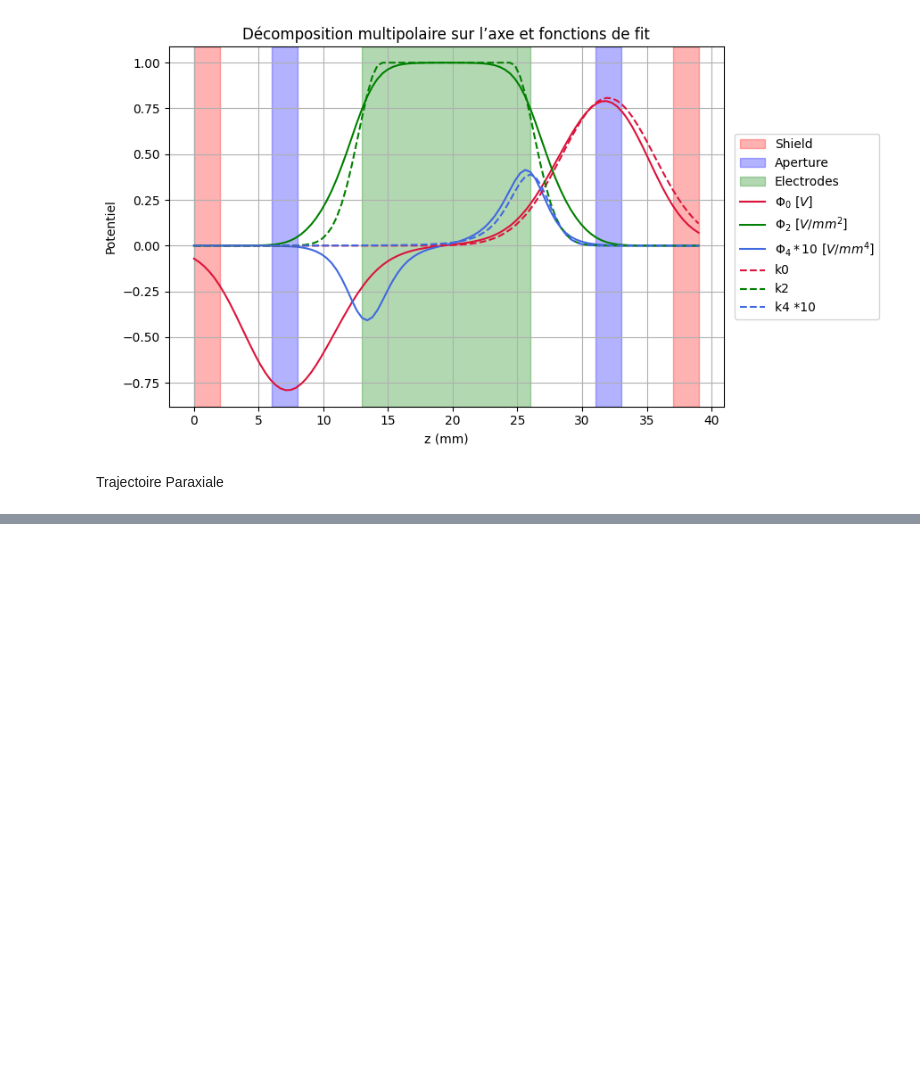
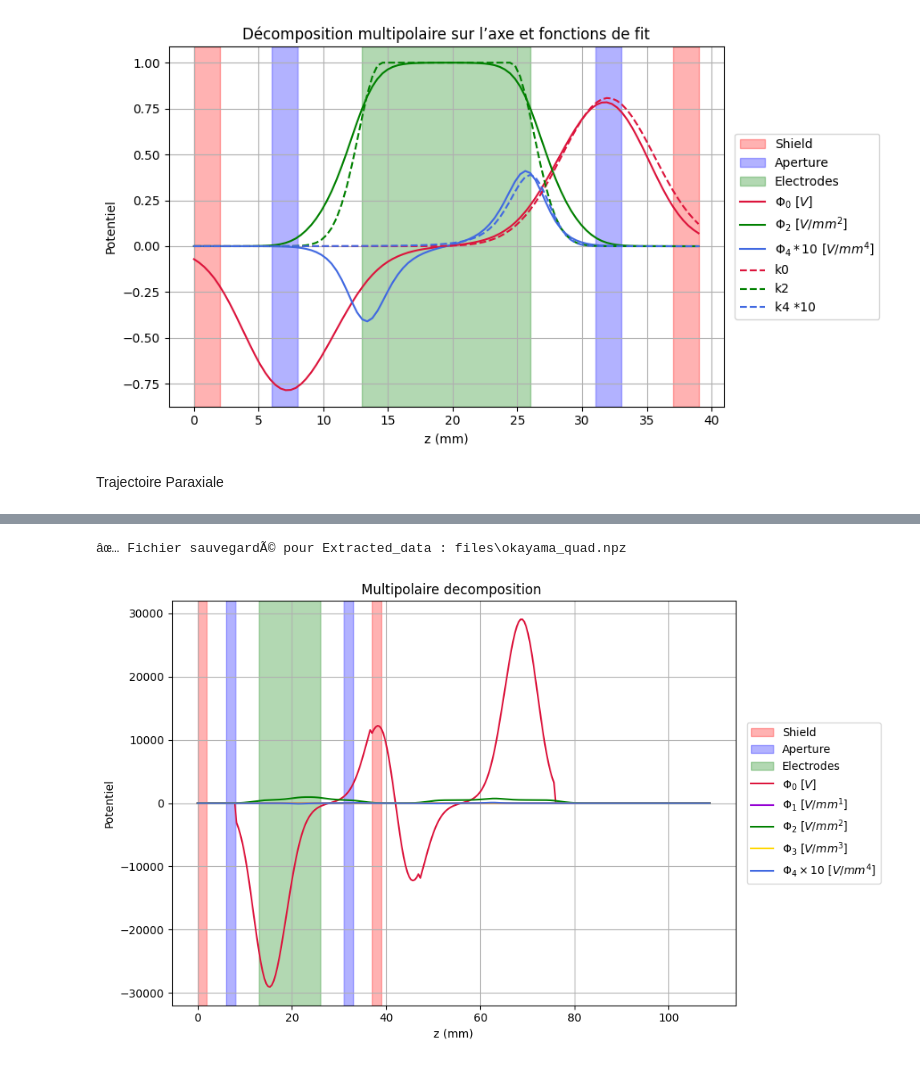
Before and after one commit to louise-lammertyn/projet-multi-code, a Jupyter notebook: Quadrupole_model/Data_exploitation.ipynb, the cells around one changed output, grey strips where cells are left out. Cells and saved outputs as stored; diff of their text form; code cells hidden in the pictures; blank space fills up the shorter version.

```diff
--- a/Quadrupole_model/Data_exploitation.ipynb
+++ b/Quadrupole_model/Data_exploitation.ipynb
@@ -83,0 +151,16 @@ Trajectoire.run_faisceau(liste)
+# %%
+okayama = Okayama_quad(out_dir, Liste_z, Liste_tension)
+Okayama_path = okayama.save("okayama_quad.npz")
+# %% [output]
+âœ… Fichier sauvegardÃ© pour Extracted_data : files\okayama_quad.npz
+# %%
+extracted_data2 = Extracted_data(Okayama_path)
+extracted_data2.derivative()
+Decomp2= Decomposition(extracted_data2)
+quad_ent = Data_exploitation_whitoutfit(extracted_data2)
+Decomp2.composantes()
+# %%
+quad_ent.decomposition_calculation()
+quad_ent.decomposition_graph()
+# %% [output]
+[figure, added]
```
Also changed, not shown: parts of 14 cells of this notebook, 8 other files.
